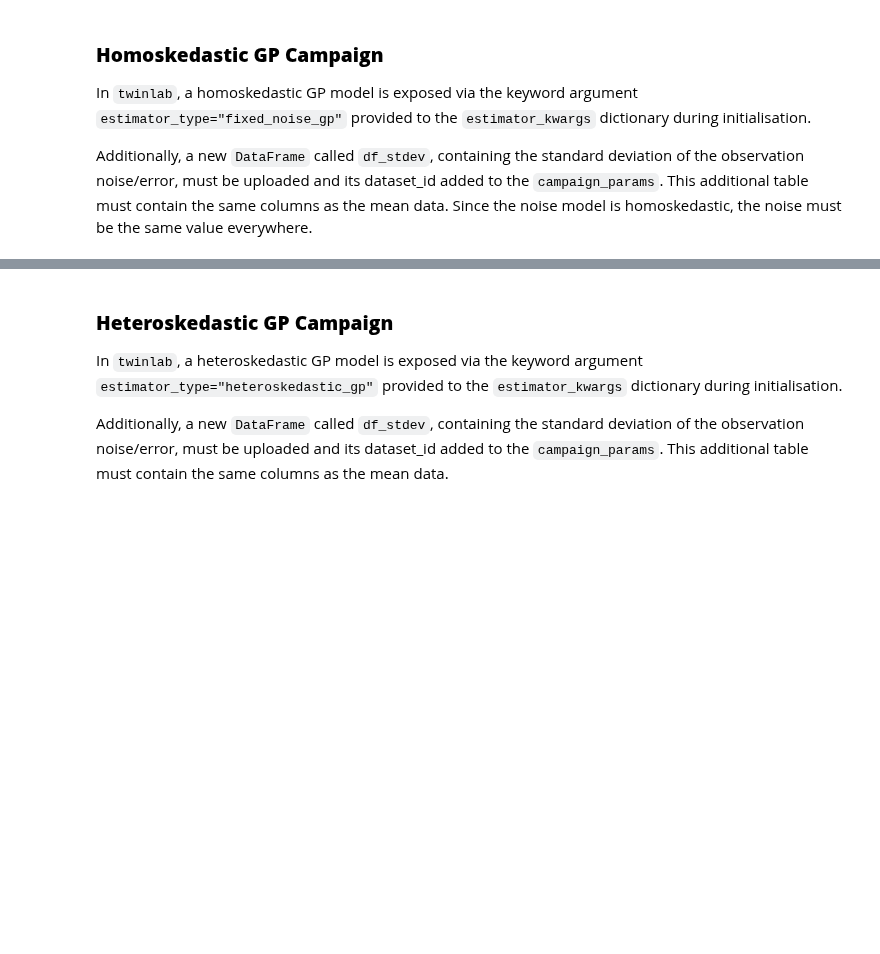
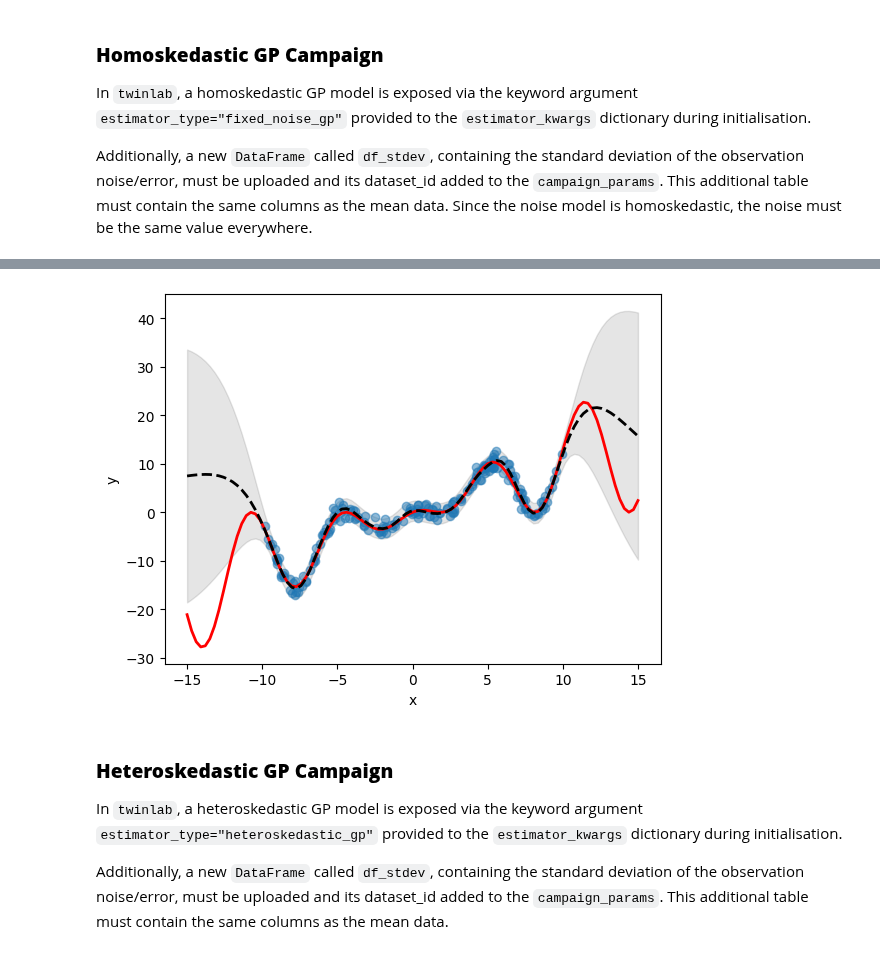
Before and after one commit to digiLab-ai/twinLab-Tutorials, a Jupyter notebook: 04-observation-noise-gp.ipynb, the cells around one changed output, grey strips where cells are left out. Drawn from its saved outputs; the diff is of its cells as text; code cells hidden in the pictures; blank space fills up the shorter version.

```diff
--- a/04-observation-noise-gp.ipynb
+++ b/04-observation-noise-gp.ipynb
@@ -85,19 +98,25 @@ tl.train_campaign(campaign_params, campaign_id, verbose=True)
 # %%
 # Plot inference results
 df_mean, df_stdev = tl.predict_campaign(pd.DataFrame(X, columns=["x"]), campaign_id)
 y_mean, y_stdev = df_mean.values, df_stdev.values
 
-plt.fill_between(X.flatten(),
-                 (y_mean - 1.96*y_stdev).flatten(),
-                 (y_mean + 1.96*y_stdev).flatten(),
-                 color='k', alpha=0.1)
+plt.fill_between(
+    X.flatten(),
+    (y_mean - 1.96 * y_stdev).flatten(),
+    (y_mean + 1.96 * y_stdev).flatten(),
+    color="k",
+    alpha=0.1,
+)
 
-plt.scatter(df['x'], df['y'], alpha=0.5, label='Training Data')
-plt.xlabel('x'); plt.ylabel('y')
+plt.scatter(df["x"], df["y"], alpha=0.5, label="Training Data")
+plt.xlabel("x")
+plt.ylabel("y")
 
-plt.plot(X, y, c='r', linewidth=2)
-plt.plot(X, y_mean, c='k', linewidth=2, linestyle='dashed')
+plt.plot(X, y, c="r", linewidth=2)
+plt.plot(X, y_mean, c="k", linewidth=2, linestyle="dashed")
 plt.show()
+# %% [output]
+[figure, added]
 # %% [markdown]
 ### **Heteroskedastic GP Campaign**
 
```
Also changed, not shown: parts of 10 cells of this notebook, 29 other files.
